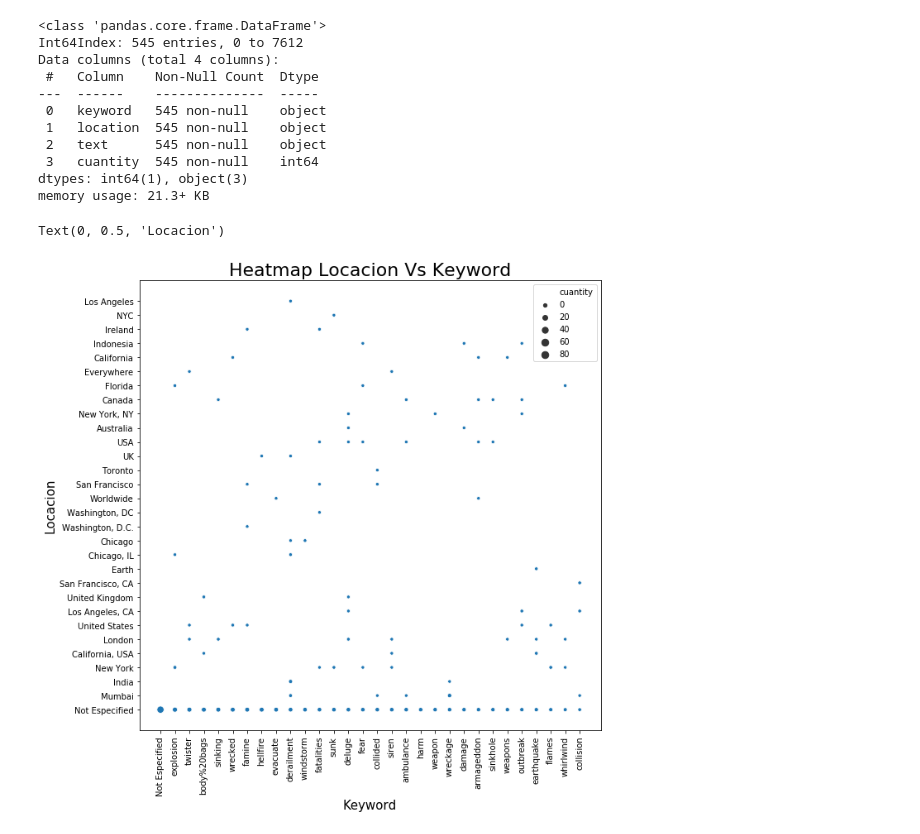
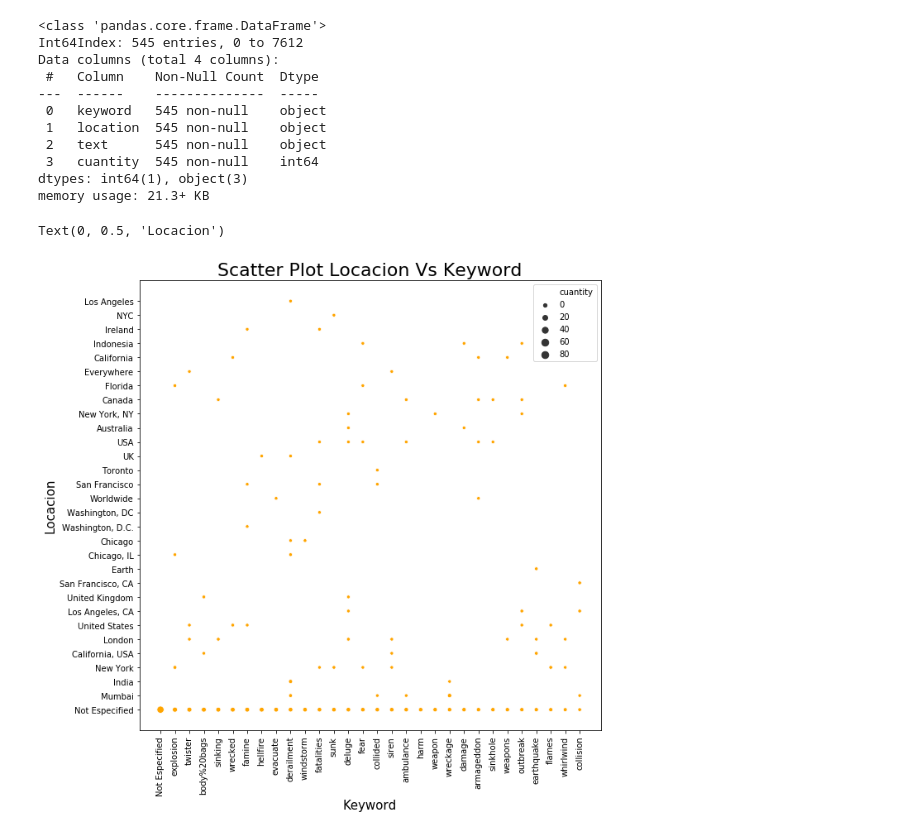
Before and after one commit to RiedelNicolas/TP1-Organizacion-de-Datos, a Jupyter notebook: Hugo.ipynb, the cells around one changed output. Saved outputs shown, nothing was run; the diff lists cells and outputs as text; code cells hidden in the pictures.

```diff
--- a/Hugo.ipynb
+++ b/Hugo.ipynb
@@ -425,11 +422,11 @@ scatter = scatter.reset_index()
 # %%
 import seaborn as sns
 plt.figure(figsize=(10,10))
 plt.xticks(rotation=90)
-g = sns.scatterplot(x = "keyword", y = "location", size='cuantity',  data= scatter)
-g.set_title("Heatmap Locacion Vs Keyword", fontsize=22)
+g = sns.scatterplot(x = "keyword", y = "location", size='cuantity', color='orange',  data= scatter)
+g.set_title("Scatter Plot Locacion Vs Keyword", fontsize=22)
 g.set_xlabel("Keyword",fontsize=15)
 g.set_ylabel("Locacion", fontsize=15)
 # %% [output]
 Text(0, 0.5, 'Locacion')
-[figure, old version]
+[figure, new version]
```
Also changed, not shown: parts of 8 cells of this notebook.
